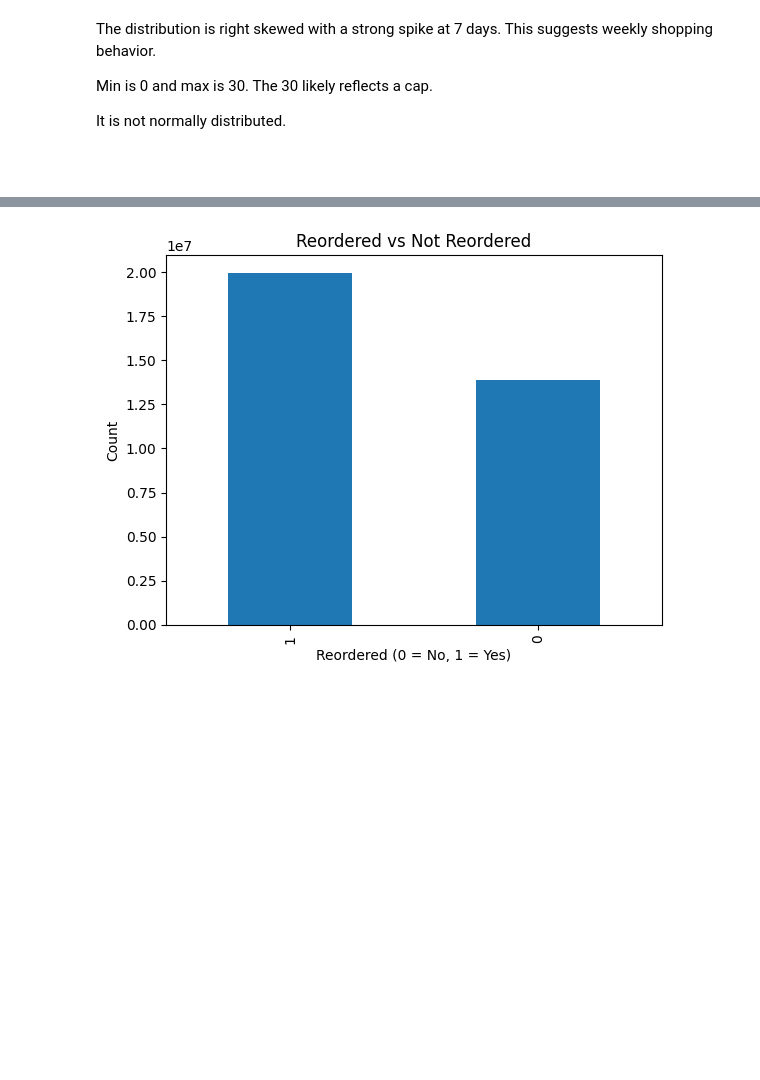
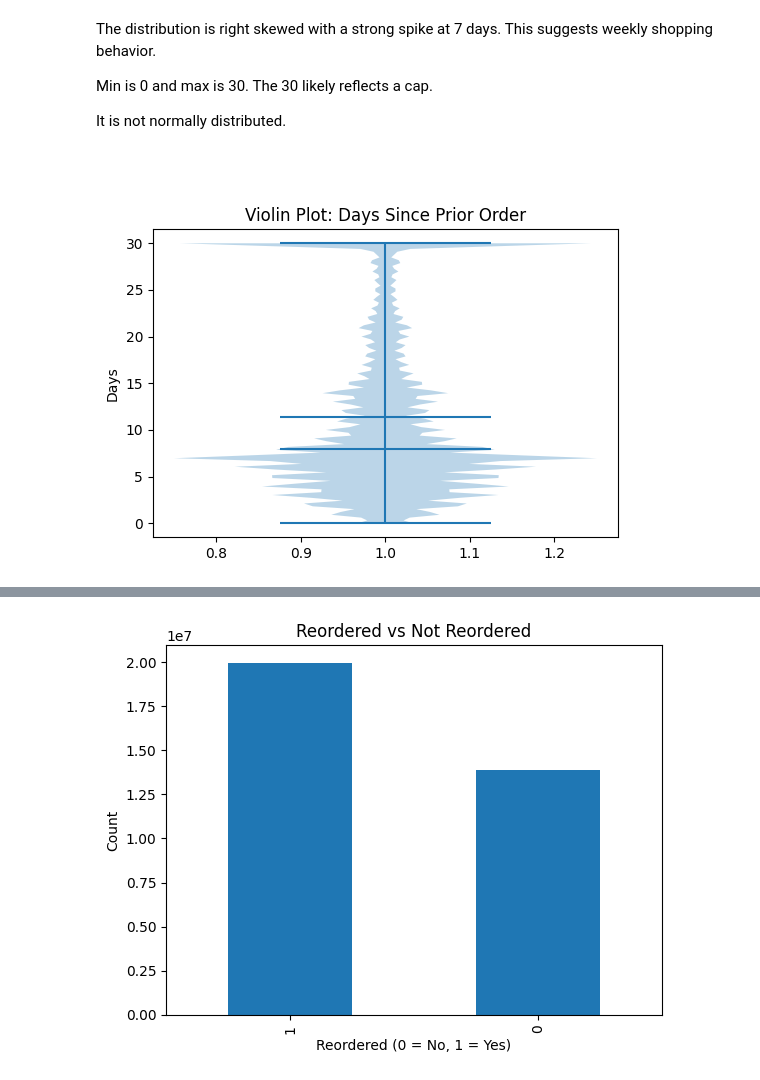
Before and after one commit to carlos00002/DX699_02, a Jupyter notebook: homework/OMDS-ModB2-Week4-Jaime-Carlos.ipynb, the cells around one changed output, grey strips where cells are left out. Drawn from its saved outputs; the diff is of its cells as text; code cells hidden in the pictures; blank space fills up the shorter version.

```diff
--- a/homework/OMDS-ModB2-Week4-Jaime-Carlos.ipynb
+++ b/homework/OMDS-ModB2-Week4-Jaime-Carlos.ipynb
@@ -172,3 +172,14 @@ It is not normally distributed.
 <br>
 <br>
 <br>
+# %%
+
+x = df["days_since_prior_order"].dropna()
+
+plt.figure(figsize=(6,4))
+plt.violinplot(x, showmeans=True, showmedians=True)
+plt.title("Violin Plot: Days Since Prior Order")
+plt.ylabel("Days")
+plt.show()
+# %% [output]
+[figure, added]
```
Also changed, not shown: parts of 1 cell of this notebook.
